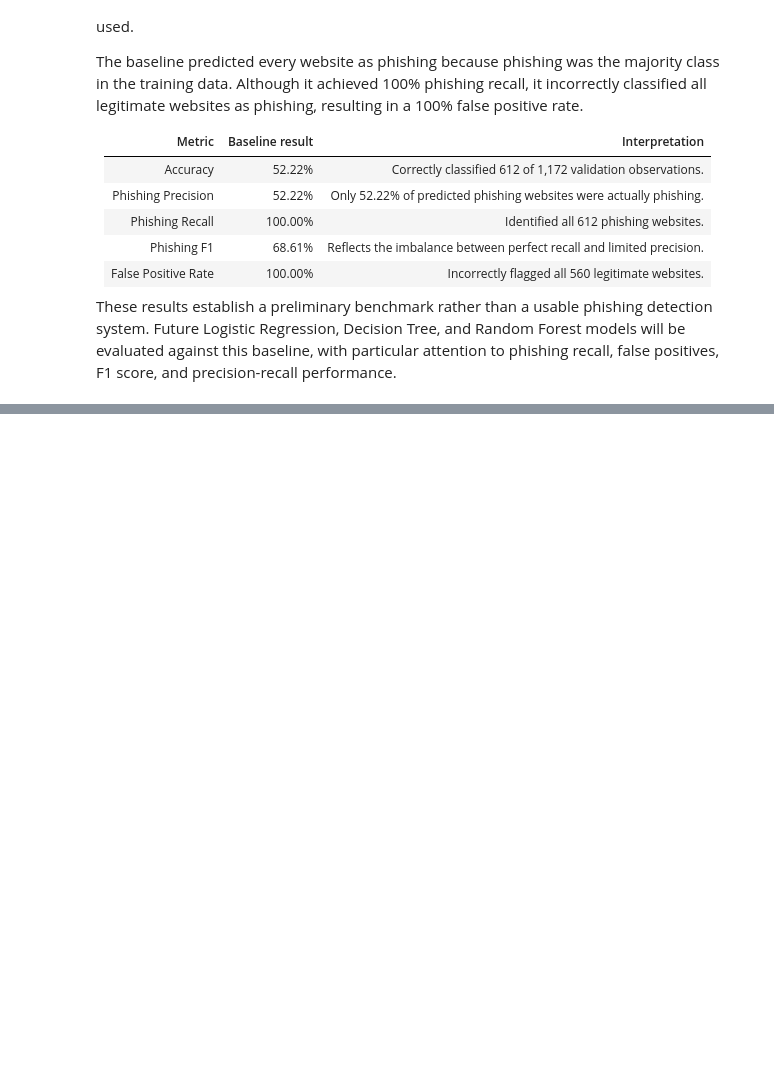
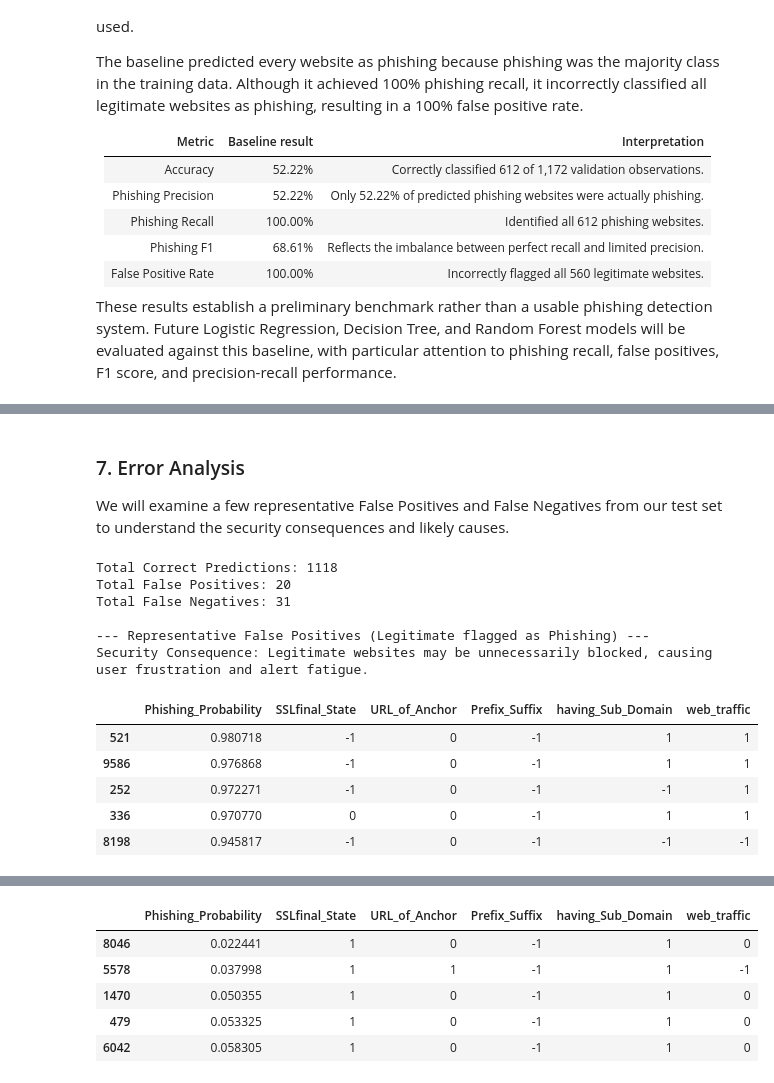
Before and after one commit to Edel123/phishing-website-detection, a Jupyter notebook: IS_665_Project.ipynb, the cells around one changed output, grey strips where cells are left out. Cells and saved outputs as stored; diff of their text form; code cells hidden in the pictures; blank space fills up the shorter version.

```diff
--- a/IS_665_Project.ipynb
+++ b/IS_665_Project.ipynb
@@ -1095,0 +1315,52 @@ These results establish a preliminary benchmark rather than a usable phishing de
+# %% [markdown]
+### 7. Error Analysis
+We will examine a few representative False Positives and False Negatives from our test set to understand the security consequences and likely causes.
+# %%
+# 7. Error Analysis (Descriptive only)
+test_results_df = X_test.copy()
+test_results_df['Actual'] = y_test_bin
+test_results_df['Predicted'] = test_preds
+test_results_df['Phishing_Probability'] = test_probs
+
+correct_predictions = (test_results_df["Actual"] == test_results_df["Predicted"]).sum()
+false_positives = test_results_df[(test_results_df['Actual'] == 0) & (test_results_df['Predicted'] == 1)]
+false_negatives = test_results_df[(test_results_df['Actual'] == 1) & (test_results_df['Predicted'] == 0)]
+
+print(f"Total Correct Predictions: {correct_predictions}")
+print(f"Total False Positives: {len(false_positives)}")
+print(f"Total False Negatives: {len(false_negatives)}\n")
+
+representative_false_positives = (
+    false_positives
+    .sort_values("Phishing_Probability", ascending=False)
+    .head(5)
+)
+
+representative_false_negatives = (
+    false_negatives
+    .sort_values("Phishing_Probability", ascending=True)
+    .head(5)
+)
+
+display_cols = ['Phishing_Probability', 'SSLfinal_State', 'URL_of_Anchor', 'Prefix_Suffix', 'having_Sub_Domain', 'web_traffic']
+
+print("--- Representative False Positives (Legitimate flagged as Phishing) ---")
+print("Security Consequence: Legitimate websites may be unnecessarily blocked, causing user frustration and alert fatigue.")
+display(representative_false_positives[display_cols])
+
+print("\n--- Representative False Negatives (Phishing passed as Legitimate) ---")
+print("Security Consequence: A phishing website reaches the user without warning, leading to potential data breaches or financial loss.")
+display(representative_false_negatives[display_cols])
+# %% [output]
+Total Correct Predictions: 1118
+Total False Positives: 20
+Total False Negatives: 31
+
+--- Representative False Positives (Legitimate flagged as Phishing) ---
+Security Consequence: Legitimate websites may be unnecessarily blocked, causing user frustration and alert fatigue.
+|  | Phishing_Probability | SSLfinal_State | URL_of_Anchor | Prefix_Suffix | having_Sub_Domain | web_traffic |
+| 521 | 0.980718 | -1 | 0 | -1 | 1 | 1 |
+| 9586 | 0.976868 | -1 | 0 | -1 | 1 | 1 |
+| 252 | 0.972271 | -1 | 0 | -1 | -1 | 1 |
+| 336 | 0.970770 | 0 | 0 | -1 | 1 | 1 |
+| 8198 | 0.945817 | -1 | 0 | -1 | -1 | -1 |
@@ -1095,0 +1369,6 @@ These results establish a preliminary benchmark rather than a usable phishing de
+|  | Phishing_Probability | SSLfinal_State | URL_of_Anchor | Prefix_Suffix | having_Sub_Domain | web_traffic |
+| 8046 | 0.022441 | 1 | 0 | -1 | 1 | 0 |
+| 5578 | 0.037998 | 1 | 1 | -1 | 1 | -1 |
+| 1470 | 0.050355 | 1 | 0 | -1 | 1 | 0 |
+| 479 | 0.053325 | 1 | 0 | -1 | 1 | 0 |
+| 6042 | 0.058305 | 1 | 0 | -1 | 1 | 0 |
```
Also changed, not shown: parts of 18 cells of this notebook.
